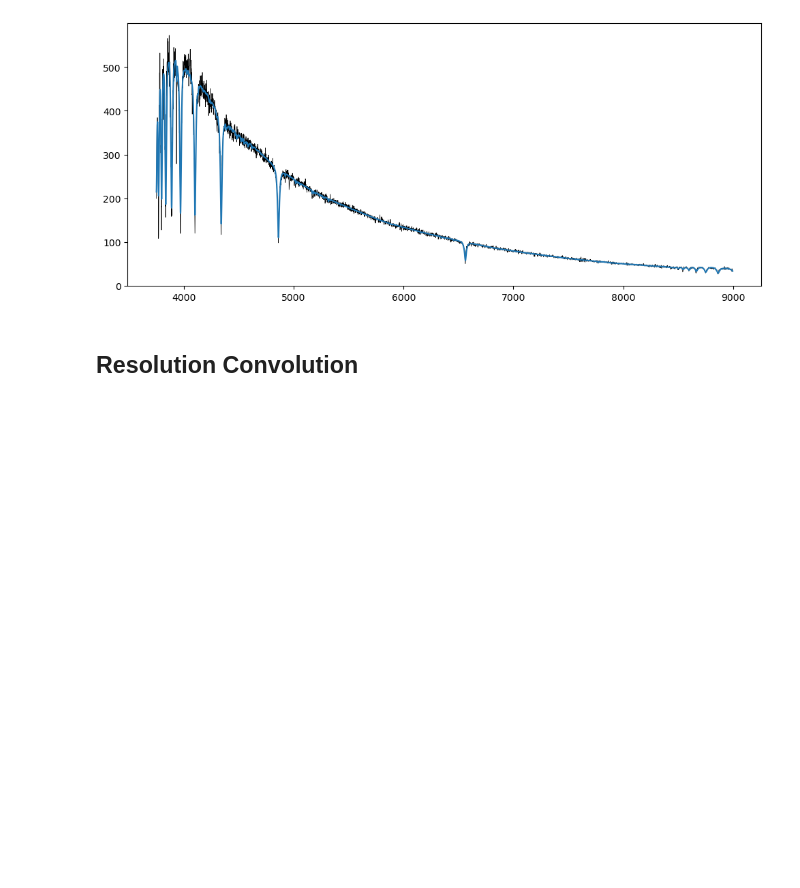
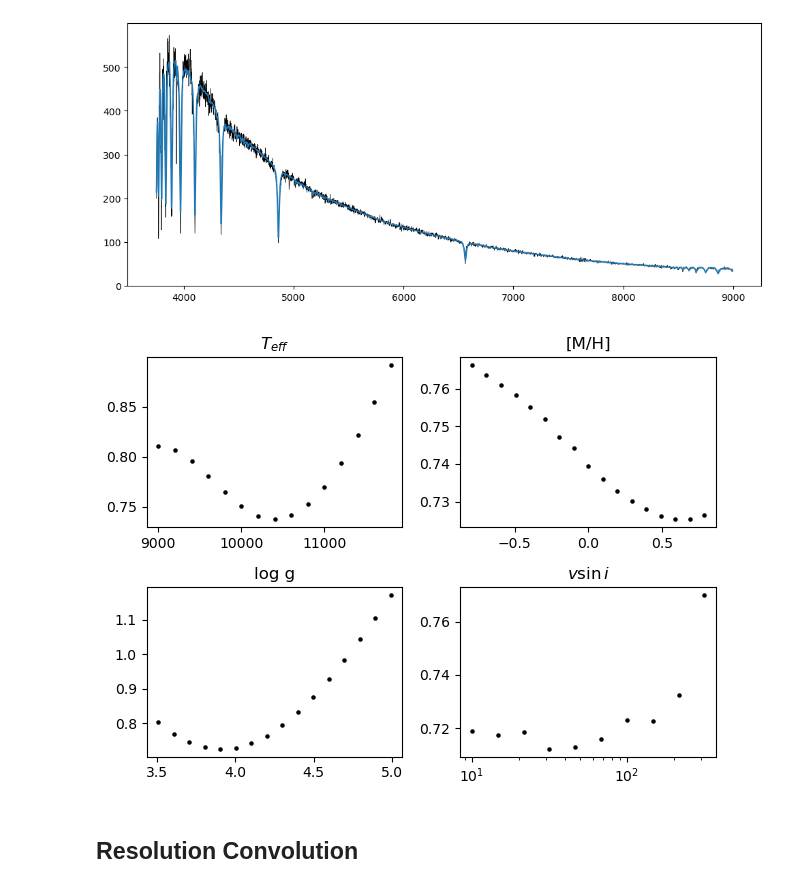
Before and after one commit to SimonVanSchuylenbergh/PASTA, a Jupyter notebook: tensor_interpolation_test.ipynb, the cells around one changed output. Drawn from its saved outputs; the diff is of its cells as text; code cells hidden in the pictures; blank space fills up the shorter version.

```diff
--- a/tensor_interpolation_test.ipynb
+++ b/tensor_interpolation_test.ipynb
@@ -25,6 +26,58 @@ plt.plot(pso.observed[:,0], continuum * model)
 plt.show()
 # %% [output]
 [figure]
+# %%
+fig, ax = plt.subplots(2, 2)
+
+teff = list(range(9000, 12000, 200))
+chi2 = []
+
+for t in tqdm(teff):
+    chi2.append(pso.calculate_cost(torch.tensor([t, 0.03256, 3.9124, 103.2136, 0.0])))
+
+t_best = teff[chi2.index(min(chi2))]
+
+ax[0,0].scatter(teff, chi2, color='black', s=5)
+ax[0,0].set_title('$T_{eff}$')
+
+m_h = list(np.linspace(-0.79, 0.79, 17))
+chi2 = []
+
+for m in tqdm(m_h):
+    chi2.append(pso.calculate_cost(torch.tensor([t_best, m, 3.9124, 103.2136, 0.0])))
+
+m_best = m_h[chi2.index(min(chi2))]
+
+ax[0,1].scatter(m_h, chi2, color='black', s=5)
+ax[0,1].set_title('[M/H]')
+
+logg = list(np.linspace(3.51, 4.99, 16))
+chi2 = []
+
+for l in tqdm(logg):
+    chi2.append(pso.calculate_cost(torch.tensor([t_best, m_best, l, 103.2136, 0.0])))
+
+l_best = logg[chi2.index(min(chi2))]
+
+ax[1,0].scatter(logg, chi2, color='black', s=5)
+ax[1,0].set_title('log g')
+
+vsini = list(np.logspace(1, 2.5, 10))
+chi2 = []
+
+for v in tqdm(vsini):
+    chi2.append(pso.calculate_cost(torch.tensor([t_best, m_best, l_best, v, 0.0])))
+
+v_best = vsini[chi2.index(min(chi2))]
+
+ax[1,1].scatter(vsini, chi2, color='black', s=5)
+ax[1,1].semilogx()
+ax[1,1].set_title('$v\\sin i$')
+
+plt.tight_layout()
+plt.show()
+# %% [output]
+[figure, added]
 # %% [markdown]
 ## Resolution Convolution
 # %%
```
Also changed, not shown: parts of 1 cell of this notebook, 1 other file.
